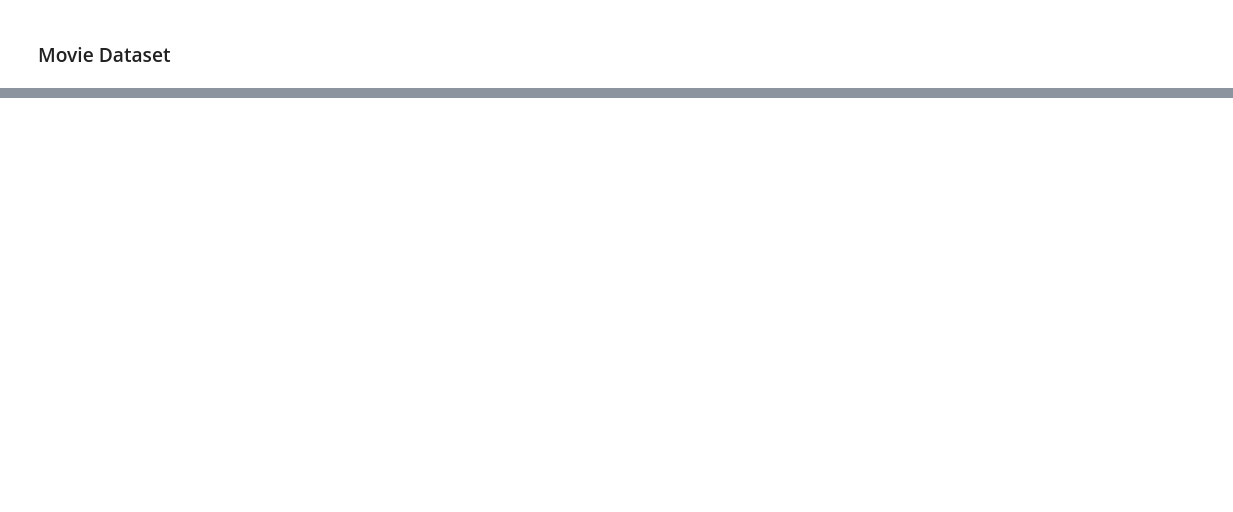
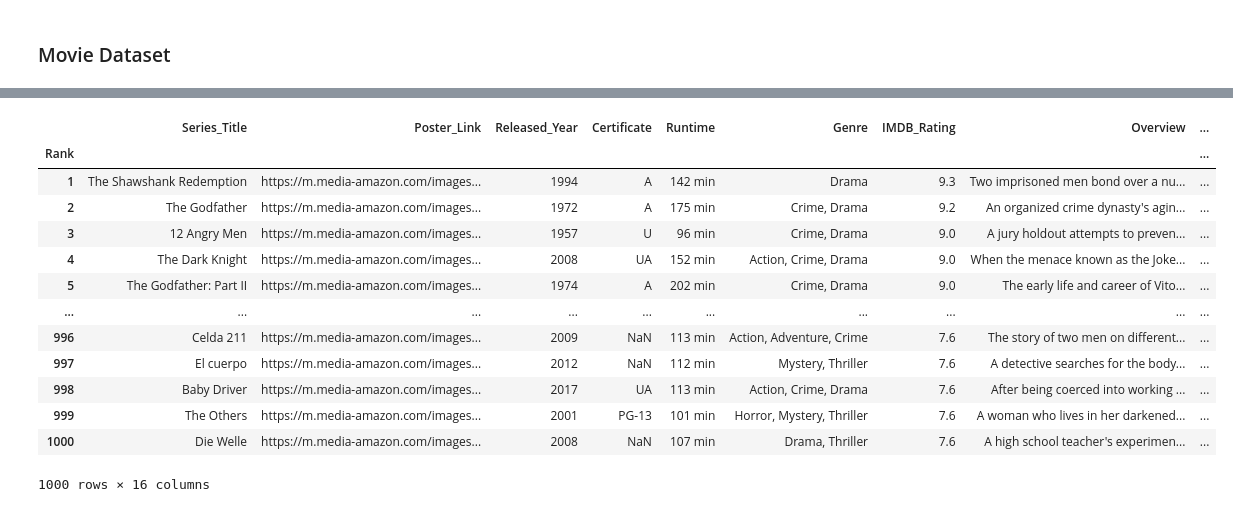
Before and after one commit to jwmathis/SSE591_Project3, a Jupyter notebook: Top Movies Data Analysis/MovieDataAnalysis.ipynb, the cells around one changed output, grey strips where cells are left out. Cells and saved outputs as stored; diff of their text form; code cells hidden in the pictures; blank space fills up the shorter version.

```diff
--- a/Top Movies Data Analysis/MovieDataAnalysis.ipynb
+++ b/Top Movies Data Analysis/MovieDataAnalysis.ipynb
@@ -100,3 +148,28 @@ movies_df
+# %%
+movies_df = movies_df.sort_values(by='IMDB_Rating', ascending=False)
+
+movies_df.reset_index(inplace=True)
+
+movies_df['Rank'] = range(1, len(movies_df) + 1)
+
+movies_df.set_index('Rank', inplace=True)
+
+movies_df
+# %% [output]
+|  | Series_Title | Poster_Link | Released_Year | Certificate | Runtime | Genre | IMDB_Rating | Overview | ... |
+| Rank |  |  |  |  |  |  |  |  | ... |
+| 1 | The Shawshank Redemption | https://m.media-amazon.com/images... | 1994 | A | 142 min | Drama | 9.3 | Two imprisoned men bond over a nu... | ... |
+| 2 | The Godfather | https://m.media-amazon.com/images... | 1972 | A | 175 min | Crime, Drama | 9.2 | An organized crime dynasty's agin... | ... |
+| 3 | 12 Angry Men | https://m.media-amazon.com/images... | 1957 | U | 96 min | Crime, Drama | 9.0 | A jury holdout attempts to preven... | ... |
+| 4 | The Dark Knight | https://m.media-amazon.com/images... | 2008 | UA | 152 min | Action, Crime, Drama | 9.0 | When the menace known as the Joke... | ... |
+| 5 | The Godfather: Part II | https://m.media-amazon.com/images... | 1974 | A | 202 min | Crime, Drama | 9.0 | The early life and career of Vito... | ... |
+| ... | ... | ... | ... | ... | ... | ... | ... | ... | ... |
+| 996 | Celda 211 | https://m.media-amazon.com/images... | 2009 | NaN | 113 min | Action, Adventure, Crime | 7.6 | The story of two men on different... | ... |
+| 997 | El cuerpo | https://m.media-amazon.com/images... | 2012 | NaN | 112 min | Mystery, Thriller | 7.6 | A detective searches for the body... | ... |
+| 998 | Baby Driver | https://m.media-amazon.com/images... | 2017 | UA | 113 min | Action, Crime, Drama | 7.6 | After being coerced into working ... | ... |
+| 999 | The Others | https://m.media-amazon.com/images... | 2001 | PG-13 | 101 min | Horror, Mystery, Thriller | 7.6 | A woman who lives in her darkened... | ... |
+| 1000 | Die Welle | https://m.media-amazon.com/images... | 2008 | NaN | 107 min | Drama, Thriller | 7.6 | A high school teacher's experimen... | ... |
+1000 rows × 16 columns
 # %%
 movies_df.shape
 # %% [output]
```
Also changed, not shown: parts of 19 cells of this notebook.
